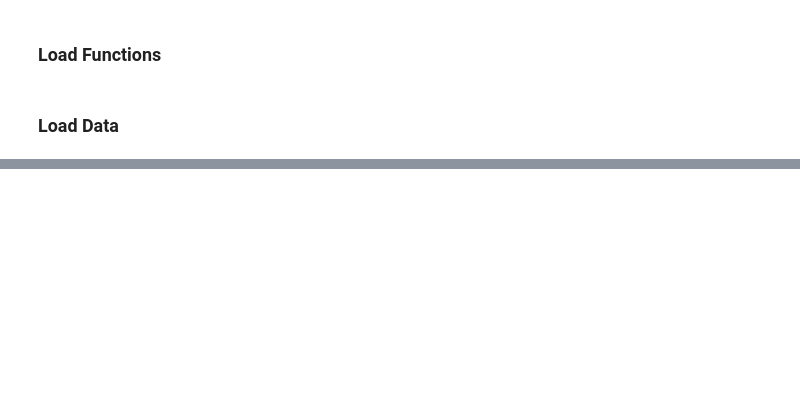
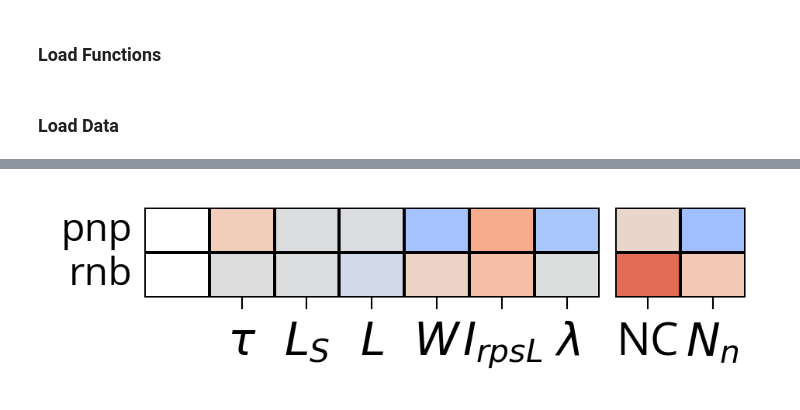
Before and after one commit to paulssonlab/2025_Eaton_optical-pooled-screen, a Jupyter notebook: Figures/Figure_4.ipynb, the cells around one changed output, grey strips where cells are left out. Cells and saved outputs as stored; diff of their text form; code cells hidden in the pictures; blank space fills up the shorter version.

```diff
--- a/Figures/Figure_4.ipynb
+++ b/Figures/Figure_4.ipynb
@@ -943,0 +1379,42 @@ plt.savefig("/home/de64/group/de64/CRISPRi_Libraries/dev_notebooks/2024-11-23_Fi
+# %%
+rnase_e_genes_clustering_df = clustering_df[clustering_df["Gene"].isin(["pnp","rnb"])]
+rnase_e_genes_clustering_df = rnase_e_genes_clustering_df[~rnase_e_genes_clustering_df["L3"].isnull()]
+rnase_e_genes_clustering_df = rnase_e_genes_clustering_df.join(rnase_e_genes_clustering_df.groupby("Gene").apply(lambda x: assign_cluster(x,subcluster_level="L3")).to_frame(),on="Gene").rename(columns={0:"Priority Subcluster"})
+rnase_e_genes_clustering_df = rnase_e_genes_clustering_df[rnase_e_genes_clustering_df.apply(lambda x: x["L3"] in x["Priority Subcluster"], axis=1)]
+rnase_e_genes_mean = rnase_e_genes_clustering_df.groupby("Gene")[all_labels].mean()
+
+# Create a custom layout for the plots
+n_entries = len(rnase_e_genes_mean)
+fig = plt.figure(figsize=(3.25,(n_entries*0.25)))
+gs = gridspec.GridSpec(1, len(all_labels)+1, width_ratios=[1, 1, 1, 1, 1, 1, 1, 1 ,1])
+for i, label in enumerate(all_labels):
+    ax = plt.subplot(gs[i+1])
+    sns.heatmap(rnase_e_genes_mean[all_labels[i]].values.reshape(-1,1),vmin=min_vals[i],vmax=max_vals[i],\
+                    cmap="coolwarm",center=median_vals_dict[label],\
+                   cbar=False, yticklabels=False, ax=ax,annot=False,\
+                   linewidths=0.5,linecolor="black")
+
+    ax.set_xticklabels(labels=[label_names[i]],fontsize=14)
+
+ax = plt.subplot(gs[0])
+
+sns.heatmap(np.array([[np.NaN,np.NaN]]).T,cmap=cluster_cmap,norm=cluster_norm,cbar=False,yticklabels=rnase_e_genes_mean.index,\
+            xticklabels=False, ax=ax, annot=False,linewidths=0.5,linecolor="black", annot_kws={"fontsize":14})
+ax.tick_params(right=False, labelright=False, labelleft=True, labelrotation=0, size=0)
+ax.set_yticklabels(rnase_e_genes_mean.index,fontdict={"fontsize":12})
+
+# Remove margins between subplots
+plt.subplots_adjust(wspace=0)
+## adjust nucleoid columns to the right
+for i in range(len(all_labels)):
+    ax = plt.subplot(gs[i+1])
+    if i > 5:
+        box = ax.get_position()
+        box.x0 = box.x0 + 0.02
+        box.x1 = box.x1 + 0.02
+        ax.set_position(box)
+
+plt.savefig("/home/de64/group/de64/CRISPRi_Libraries/dev_notebooks/2024-11-23_Figure_Notebooks/Figure_4/RNase_E_Genes_Heatmap.png",dpi=300,\
+            transparent=True,bbox_inches = "tight")
+# %% [output]
+[figure, added]
```
Also changed, not shown: parts of 83 cells of this notebook, 13 other files.
